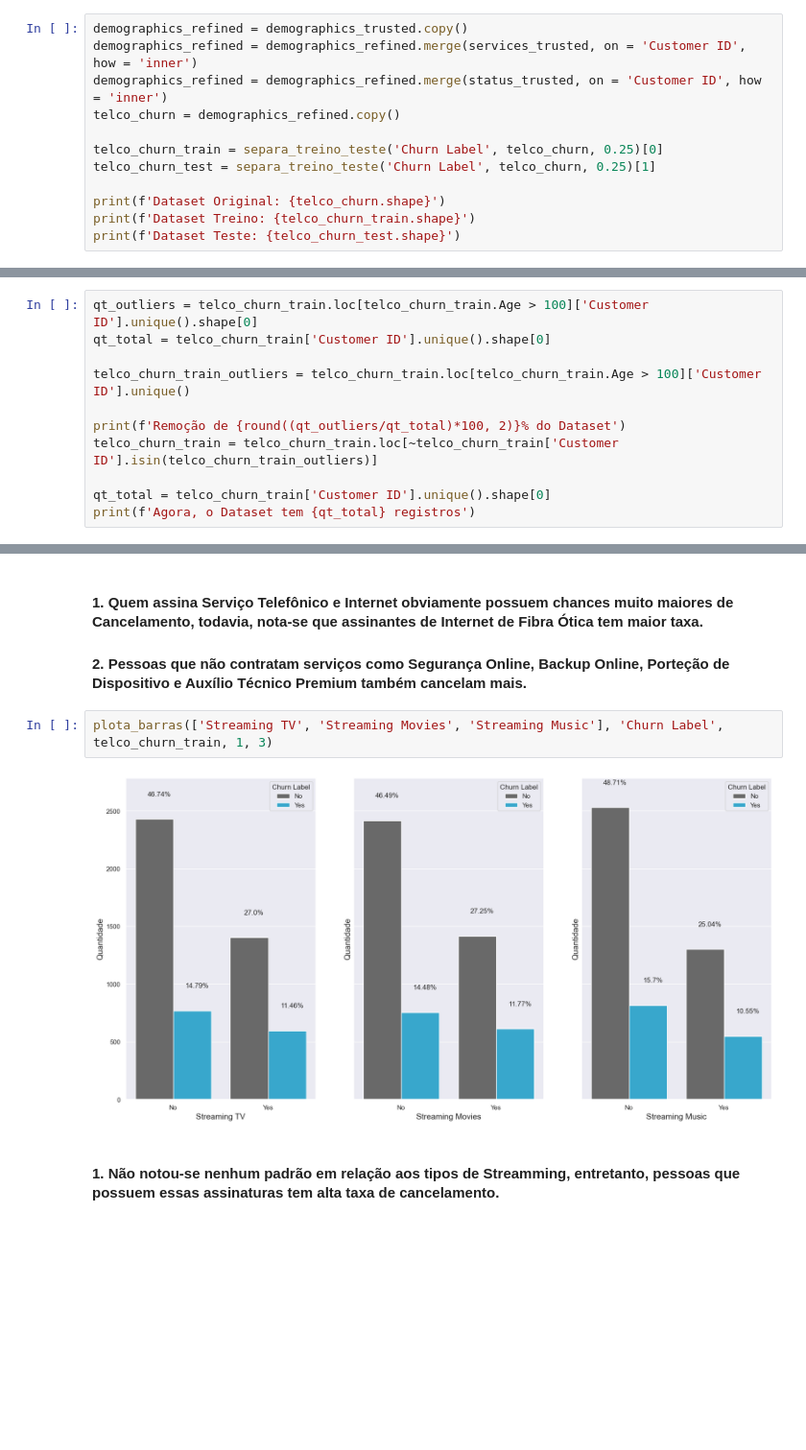
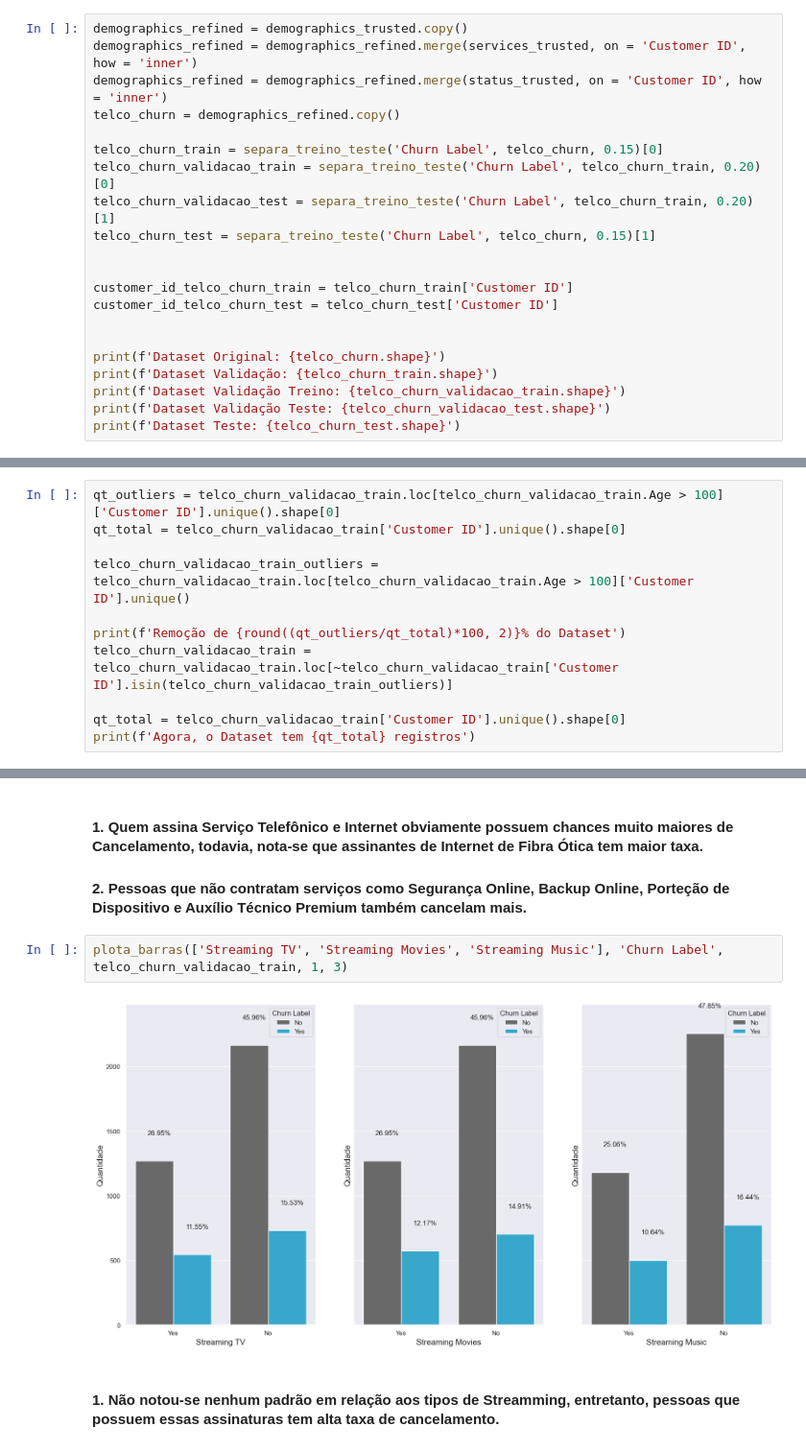
Before and after one commit to leonardovargas10/Modelo_Previsao_Churn, a Jupyter notebook: Modelo_Churn.ipynb, the cells around one changed output, grey strips where cells are left out. Shown at 96% size. Cells and saved outputs as stored; diff of their text form; blank space fills up the shorter version.

```diff
--- a/Modelo_Churn.ipynb
+++ b/Modelo_Churn.ipynb
@@ -728,11 +731,20 @@ demographics_refined = demographics_refined.merge(services_trusted, on = 'Custom
 demographics_refined = demographics_refined.merge(status_trusted, on = 'Customer ID', how = 'inner')
 telco_churn = demographics_refined.copy()
 
-telco_churn_train = separa_treino_teste('Churn Label', telco_churn, 0.25)[0]
-telco_churn_test = separa_treino_teste('Churn Label', telco_churn, 0.25)[1]
+telco_churn_train = separa_treino_teste('Churn Label', telco_churn, 0.15)[0]
+telco_churn_validacao_train = separa_treino_teste('Churn Label', telco_churn_train, 0.20)[0]
+telco_churn_validacao_test = separa_treino_teste('Churn Label', telco_churn_train, 0.20)[1]
+telco_churn_test = separa_treino_teste('Churn Label', telco_churn, 0.15)[1]
+
+
+customer_id_telco_churn_train = telco_churn_train['Customer ID']
+customer_id_telco_churn_test = telco_churn_test['Customer ID']
+
 
 print(f'Dataset Original: {telco_churn.shape}')
-print(f'Dataset Treino: {telco_churn_train.shape}')
+print(f'Dataset Validação: {telco_churn_train.shape}')
+print(f'Dataset Validação Treino: {telco_churn_validacao_train.shape}')
+print(f'Dataset Validação Teste: {telco_churn_validacao_test.shape}')
 print(f'Dataset Teste: {telco_churn_test.shape}')
 # %% [output]
 Dataset Original: (7043, 29)
@@ -760,14 +774,14 @@ plota_boxplot('Age', 'Churn Label', telco_churn_train, 'Age')
 
 #### 2. Por conta da idade avançada, a probabilidade de terceiros tomando as decisões de cancelarem ou não os serviços no nome dos proprietários é alta, portanto, eles podem passar um viés errado sobre o Cancelamento. Dado isso, decidiu-se retirá-los da amostra.
 # %%
-qt_outliers = telco_churn_train.loc[telco_churn_train.Age > 100]['Customer ID'].unique().shape[0]
-qt_total = telco_churn_train['Customer ID'].unique().shape[0]
+qt_outliers = telco_churn_validacao_train.loc[telco_churn_validacao_train.Age > 100]['Customer ID'].unique().shape[0]
+qt_total = telco_churn_validacao_train['Customer ID'].unique().shape[0]
 
-telco_churn_train_outliers = telco_churn_train.loc[telco_churn_train.Age > 100]['Customer ID'].unique()
+telco_churn_validacao_train_outliers = telco_churn_validacao_train.loc[telco_churn_validacao_train.Age > 100]['Customer ID'].unique()
 
 print(f'Remoção de {round((qt_outliers/qt_total)*100, 2)}% do Dataset')
-telco_churn_train = telco_churn_train.loc[~telco_churn_train['Customer ID'].isin(telco_churn_train_outliers)]
+telco_churn_validacao_train = telco_churn_validacao_train.loc[~telco_churn_validacao_train['Customer ID'].isin(telco_churn_validacao_train_outliers)]
 
-qt_total = telco_churn_train['Customer ID'].unique().shape[0]
+qt_total = telco_churn_validacao_train['Customer ID'].unique().shape[0]
 print(f'Agora, o Dataset tem {qt_total} registros')
 # %% [output]
@@ -837,9 +851,9 @@ plota_barras(['Phone Service',
 
 #### 2. Pessoas que não contratam serviços como Segurança Online, Backup Online, Porteção de Dispositivo e Auxílio Técnico Premium também cancelam mais.
 # %%
-plota_barras(['Streaming TV', 'Streaming Movies', 'Streaming Music'], 'Churn Label', telco_churn_train, 1, 3)
+plota_barras(['Streaming TV', 'Streaming Movies', 'Streaming Music'], 'Churn Label', telco_churn_validacao_train, 1, 3)
 # %% [output]
-[figure, old version]
+[figure, new version]
 # %% [markdown]
 #### 1. Não notou-se nenhum padrão em relação aos tipos de Streamming, entretanto, pessoas que possuem essas assinaturas tem alta taxa de cancelamento.
 # %% [markdown]
```
Also changed, not shown: parts of 35 cells of this notebook.
